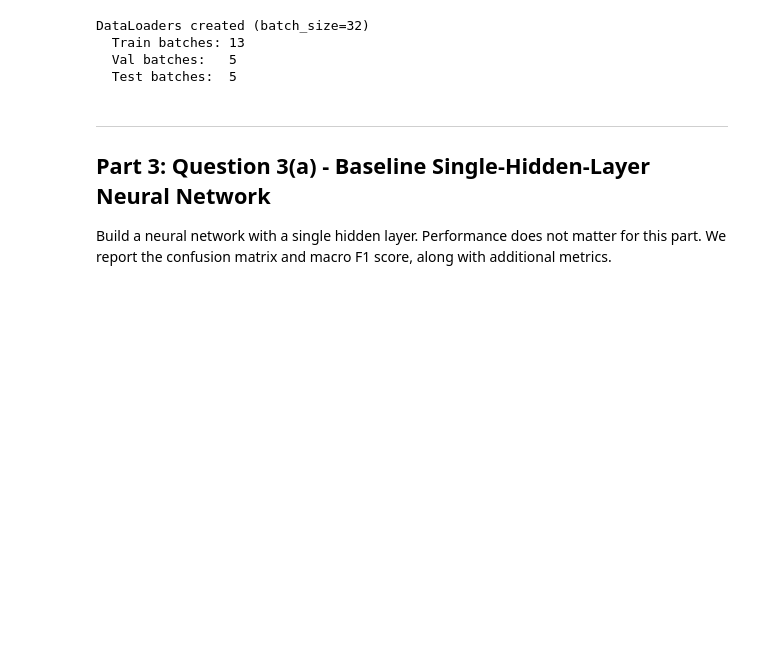
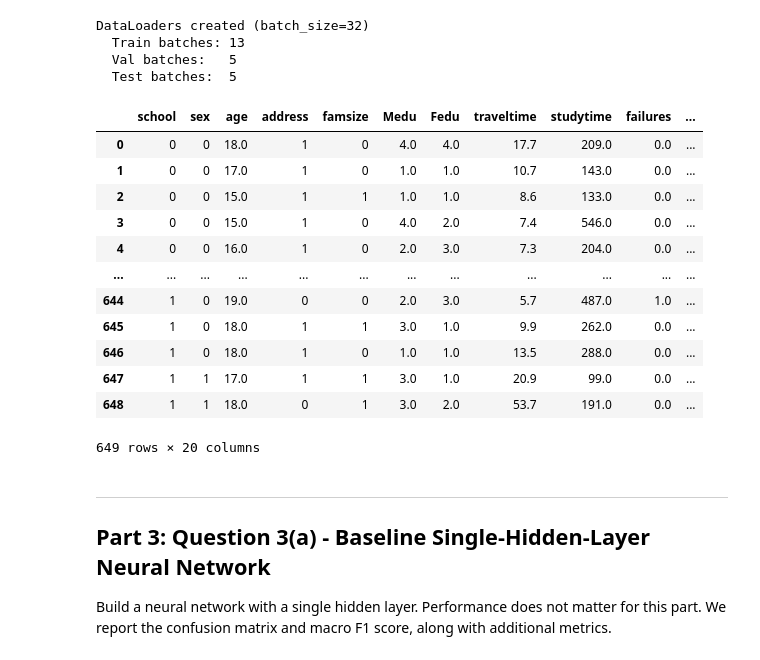
Before and after one commit to haunk/Multiclassification-by-neural-network, a Jupyter notebook: Assignment2_Question3.ipynb, the cells around one changed output. Saved outputs shown, nothing was run; the diff lists cells and outputs as text; code cells hidden in the pictures; blank space fills up the shorter version.

```diff
--- a/Assignment2_Question3.ipynb
+++ b/Assignment2_Question3.ipynb
@@ -367,6 +452,22 @@ DataLoaders created (batch_size=32)
   Train batches: 13
   Val batches:   5
   Test batches:  5
+# %%
+df
+# %% [output]
+|  | school | sex | age | address | famsize | Medu | Fedu | traveltime | studytime | failures | ... |
+| 0 | 0 | 0 | 18.0 | 1 | 0 | 4.0 | 4.0 | 17.7 | 209.0 | 0.0 | ... |
+| 1 | 0 | 0 | 17.0 | 1 | 0 | 1.0 | 1.0 | 10.7 | 143.0 | 0.0 | ... |
+| 2 | 0 | 0 | 15.0 | 1 | 1 | 1.0 | 1.0 | 8.6 | 133.0 | 0.0 | ... |
+| 3 | 0 | 0 | 15.0 | 1 | 0 | 4.0 | 2.0 | 7.4 | 546.0 | 0.0 | ... |
+| 4 | 0 | 0 | 16.0 | 1 | 0 | 2.0 | 3.0 | 7.3 | 204.0 | 0.0 | ... |
+| ... | ... | ... | ... | ... | ... | ... | ... | ... | ... | ... | ... |
+| 644 | 1 | 0 | 19.0 | 0 | 0 | 2.0 | 3.0 | 5.7 | 487.0 | 1.0 | ... |
+| 645 | 1 | 0 | 18.0 | 1 | 1 | 3.0 | 1.0 | 9.9 | 262.0 | 0.0 | ... |
+| 646 | 1 | 0 | 18.0 | 1 | 0 | 1.0 | 1.0 | 13.5 | 288.0 | 0.0 | ... |
+| 647 | 1 | 1 | 17.0 | 1 | 1 | 3.0 | 1.0 | 20.9 | 99.0 | 0.0 | ... |
+| 648 | 1 | 1 | 18.0 | 0 | 1 | 3.0 | 2.0 | 53.7 | 191.0 | 0.0 | ... |
+649 rows × 20 columns
 # %% [markdown]
 ---
 ## Part 3: Question 3(a) - Baseline Single-Hidden-Layer Neural Network
```
Also changed, not shown: parts of 15 cells of this notebook.
